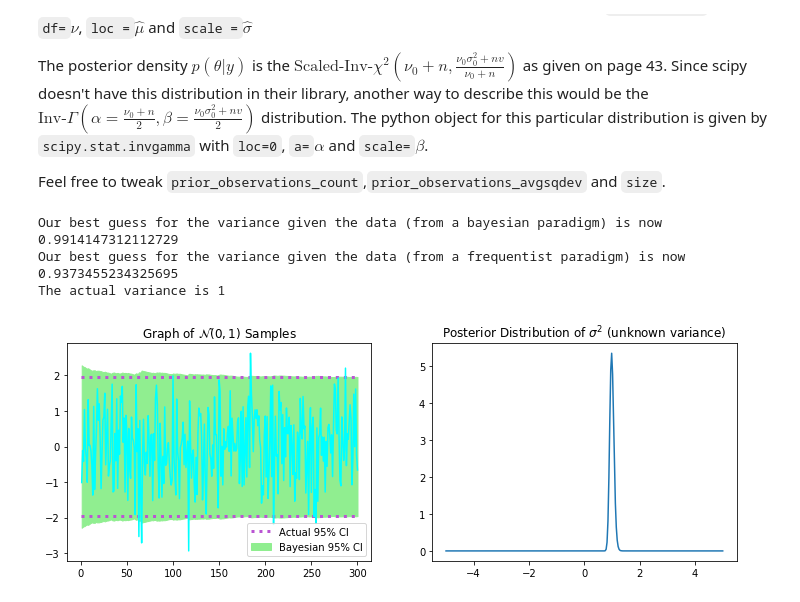
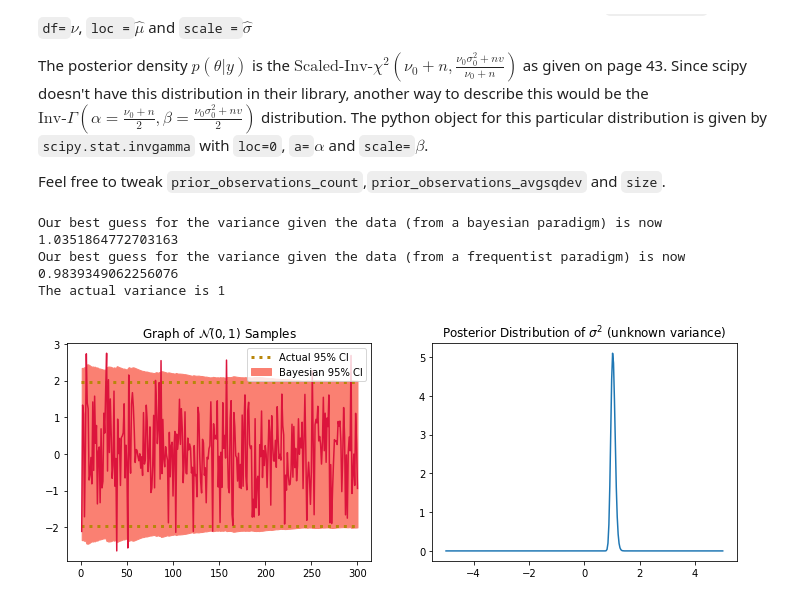
Before and after one commit to MatthewK100000/Hands-On-Code-for-Bayesian-Data-Analysis-, a Jupyter notebook: BDA_Ch2.ipynb, the cells around one changed output. Drawn from its saved outputs; the diff is of its cells as text; code cells hidden in the pictures.

```diff
--- a/BDA_Ch2.ipynb
+++ b/BDA_Ch2.ipynb
@@ -116,37 +116,37 @@ Feel free to tweak ``prior_observations_count``,``prior_observations_avgsqdev``
 # %%
 theta = 0 # this part is known
 prior_observations_count,prior_observations_avgsqdev = 50, 1.3 # nu_0 and sigma_0 squared, respectively
 size = 300 # size of the random sample
 
 y = np.random.normal(size=size) # random standard normal sample
 actual_95_CI = scipy.stats.norm.ppf(0.975) # critical value for actual 95% ci (we only need one due to symmetry)
 t = np.arange(1,len(y)+1) # I called this the input vector (vector of x coords)
 
 df = t + prior_observations_count # starting here, it reflects the math done above
 mu_hat = theta
 sigma_hat = pow((prior_observations_count*prior_observations_avgsqdev + np.cumsum((y-theta)**2))/df,0.5)
 
 posterior = scipy.stats.invgamma(a=(prior_observations_count+len(y))/2,
 loc=0,scale=(prior_observations_count*prior_observations_avgsqdev + np.sum((y-theta)**2))/2)
 
 predictive_posterior = scipy.stats.t(df=df,loc=mu_hat,scale=sigma_hat) # ending here, it reflects the math done above
 
 fig, ax = plt.subplots(1, 2,figsize=(12,4))
-ax[0].plot([0,len(y)],[-actual_95_CI,-actual_95_CI],color='mediumorchid',linestyle=':',linewidth=3,label='Actual 95% CI'); # actual lower CI
-ax[0].plot([0,len(y)],[actual_95_CI,actual_95_CI],color='mediumorchid',linestyle=':',linewidth=3); # actual upper CI
-ax[0].plot(t,y,color='aqua'); # plot sample
-ax[0].fill_between(t,predictive_posterior.ppf(0.025),predictive_posterior.ppf(0.975),color='lightgreen',label='Bayesian 95% CI'); # bayesian CI
+ax[0].plot([0,len(y)],[-actual_95_CI,-actual_95_CI],color='darkgoldenrod',linestyle=':',linewidth=3,label='Actual 95% CI'); # actual lower CI
+ax[0].plot([0,len(y)],[actual_95_CI,actual_95_CI],color='darkgoldenrod',linestyle=':',linewidth=3); # actual upper CI
+ax[0].plot(t,y,color='crimson'); # plot sample
+ax[0].fill_between(t,predictive_posterior.ppf(0.025),predictive_posterior.ppf(0.975),color='salmon',label='Bayesian 95% CI'); # bayesian CI
 ax[0].set_title(r'Graph of $\mathcal{N}(0,1)$ Samples')
 ax[0].legend()
 ax[1].plot(np.linspace(-5,5,300),posterior.pdf(np.linspace(-5,5,300)))
 ax[1].set_title(r'Posterior Distribution of $\sigma^2$ (unknown variance)')
 
 
 print('Our best guess for the variance given the data (from a bayesian paradigm) is now',posterior.ppf(0.5))
 print('Our best guess for the variance given the data (from a frequentist paradigm) is now',np.var(y))
 print('The actual variance is',1)
 # %% [output]
-Our best guess for the variance given the data (from a bayesian paradigm) is now 0.9914147312112729
-Our best guess for the variance given the data (from a frequentist paradigm) is now 0.9373455234325695
+Our best guess for the variance given the data (from a bayesian paradigm) is now 1.0351864772703163
+Our best guess for the variance given the data (from a frequentist paradigm) is now 0.9839349062256076
 The actual variance is 1
-[figure, old version]
+[figure, new version]
```
Also changed, not shown: parts of 2 cells of this notebook.
